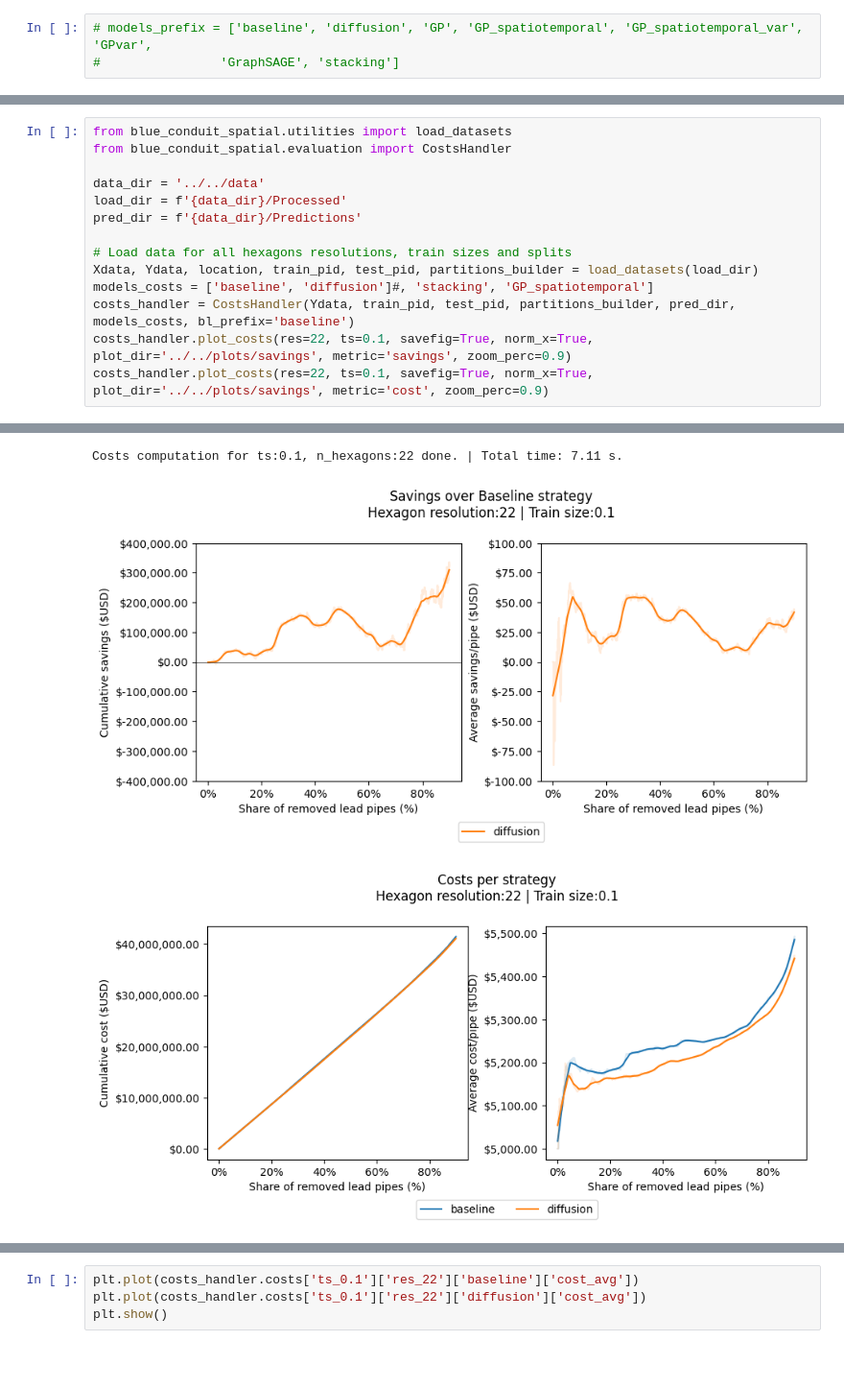
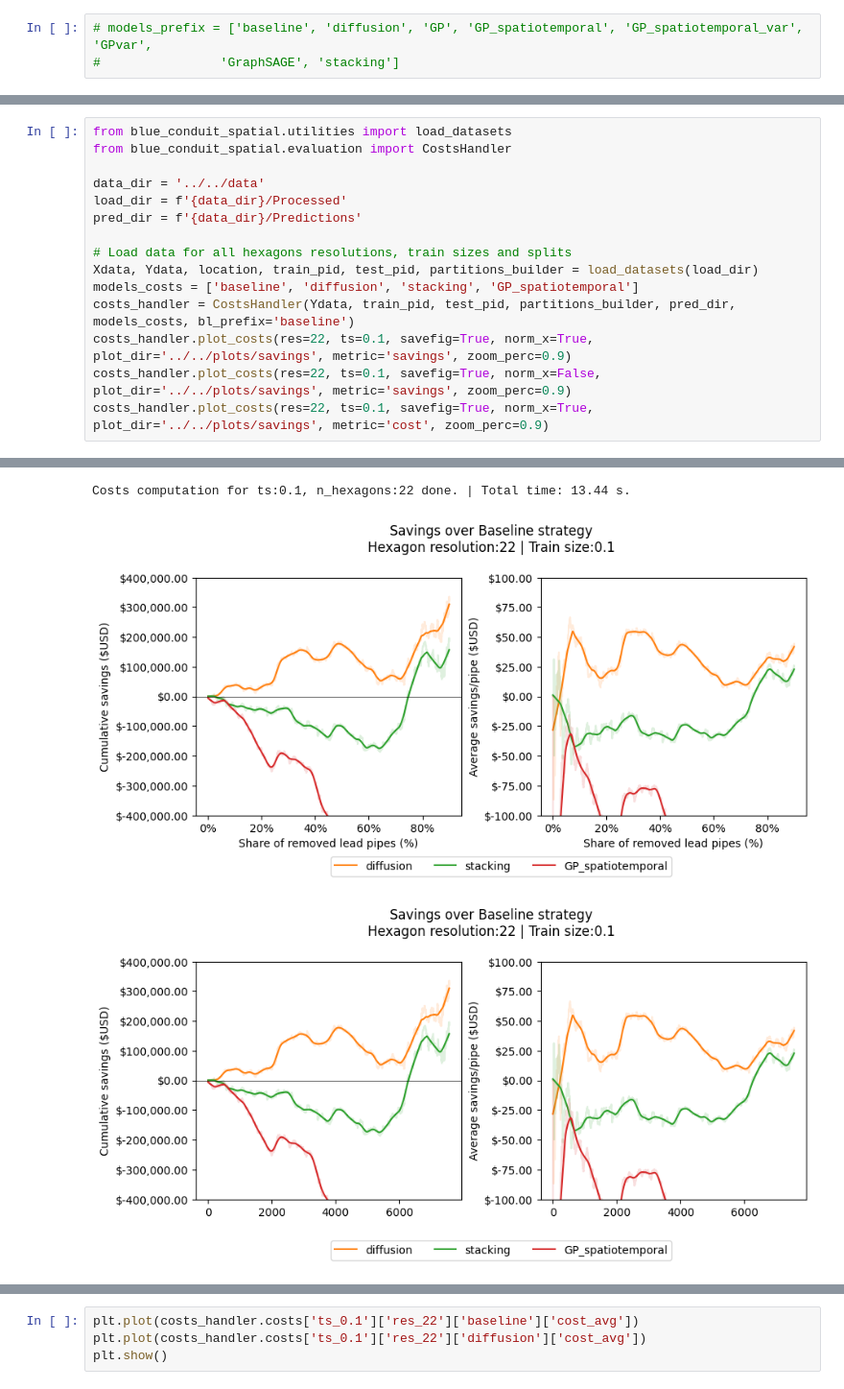
Before and after one commit to mcembalest/teamBlueConduit, a Jupyter notebook: notebooks/modeling/Costs.ipynb, the cells around one changed output, grey strips where cells are left out. Shown at 96% size. Drawn from its saved outputs; the diff is of its cells as text; blank space fills up the shorter version.

Commit message:
updated plots

```diff
--- a/notebooks/modeling/Costs.ipynb
+++ b/notebooks/modeling/Costs.ipynb
@@ -30,8 +30,9 @@ pred_dir = f'{data_dir}/Predictions'
 
 # Load data for all hexagons resolutions, train sizes and splits
 Xdata, Ydata, location, train_pid, test_pid, partitions_builder = load_datasets(load_dir)
-models_costs = ['baseline', 'diffusion']#, 'stacking', 'GP_spatiotemporal']
+models_costs = ['baseline', 'diffusion', 'stacking', 'GP_spatiotemporal']
 costs_handler = CostsHandler(Ydata, train_pid, test_pid, partitions_builder, pred_dir, models_costs, bl_prefix='baseline')
 costs_handler.plot_costs(res=22, ts=0.1, savefig=True, norm_x=True, plot_dir='../../plots/savings', metric='savings', zoom_perc=0.9)
+costs_handler.plot_costs(res=22, ts=0.1, savefig=True, norm_x=False, plot_dir='../../plots/savings', metric='savings', zoom_perc=0.9)
 costs_handler.plot_costs(res=22, ts=0.1, savefig=True, norm_x=True, plot_dir='../../plots/savings', metric='cost', zoom_perc=0.9)
 # %% [output]
@@ -45,3 +46,3 @@ Digging data computation for ts:0.1, n_hexagons:22 done. | Total time: 15.66 s.
-Costs computation for ts:0.1, n_hexagons:22 done. | Total time: 7.11 s.
+Costs computation for ts:0.1, n_hexagons:22 done. | Total time: 13.44 s.
-[figure, old version]
+[figure, new version]
-[figure, old version]
+[figure, new version]
```
Also changed, not shown: parts of 2 cells of this notebook, 3 other files.
